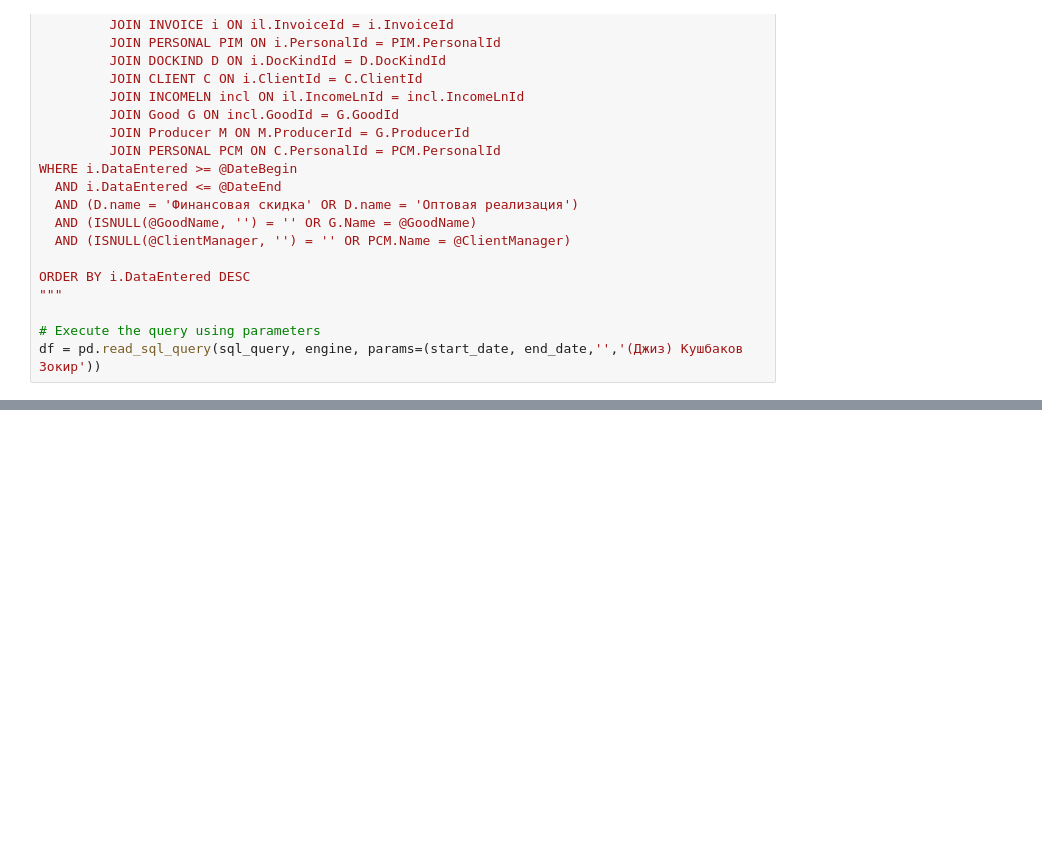
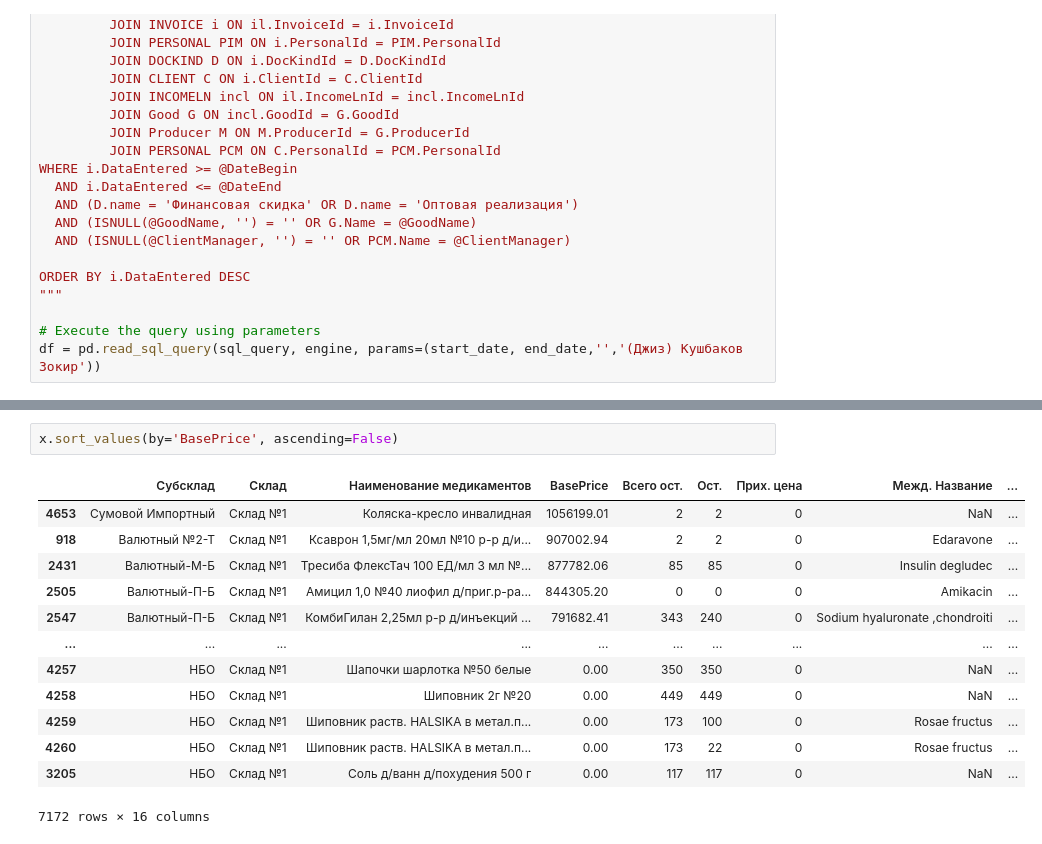
Before and after one commit to uyivzola/automation-bot, a Jupyter notebook: reports/sql_qurying.ipynb, the cells around one changed output, grey strips where cells are left out. Drawn from its saved outputs; the diff is of its cells as text; blank space fills up the shorter version.

```diff
--- a/reports/sql_qurying.ipynb
+++ b/reports/sql_qurying.ipynb
@@ -101,0 +150,16 @@ df
+# %%
+x.sort_values(by='BasePrice', ascending=False)
+# %% [output]
+|  | Субсклад | Склад | Наименование медикаментов | BasePrice | Всего ост. | Ост. | Прих. цена | Межд. Название | ... |
+| 4653 | Сумовой Импортный | Склад №1 | Коляска-кресло инвалидная | 1056199.01 | 2 | 2 | 0 | NaN | ... |
+| 918 | Валютный №2-Т | Склад №1 | Ксаврон 1,5мг/мл 20мл №10 р-р д/и... | 907002.94 | 2 | 2 | 0 | Edaravone | ... |
+| 2431 | Валютный-М-Б | Склад №1 | Тресиба ФлексТач 100 ЕД/мл 3 мл №... | 877782.06 | 85 | 85 | 0 | Insulin degludec | ... |
+| 2505 | Валютный-П-Б | Склад №1 | Амицил 1,0 №40 лиофил д/приг.р-ра... | 844305.20 | 0 | 0 | 0 | Amikacin | ... |
+| 2547 | Валютный-П-Б | Склад №1 | КомбиГилан 2,25мл р-р д/инъекций ... | 791682.41 | 343 | 240 | 0 | Sodium hyaluronate ,chondroiti | ... |
+| ... | ... | ... | ... | ... | ... | ... | ... | ... | ... |
+| 4257 | НБО | Склад №1 | Шапочки шарлотка №50 белые | 0.00 | 350 | 350 | 0 | NaN | ... |
+| 4258 | НБО | Склад №1 | Шиповник 2г №20 | 0.00 | 449 | 449 | 0 | NaN | ... |
+| 4259 | НБО | Склад №1 | Шиповник раств. HALSIKA в метал.п... | 0.00 | 173 | 100 | 0 | Rosae fructus | ... |
+| 4260 | НБО | Склад №1 | Шиповник раств. HALSIKA в метал.п... | 0.00 | 173 | 22 | 0 | Rosae fructus | ... |
+| 3205 | НБО | Склад №1 | Соль д/ванн д/похудения 500 г | 0.00 | 117 | 117 | 0 | NaN | ... |
+7172 rows × 16 columns
```
Also changed, not shown: parts of 6 cells of this notebook, 6 other files.
